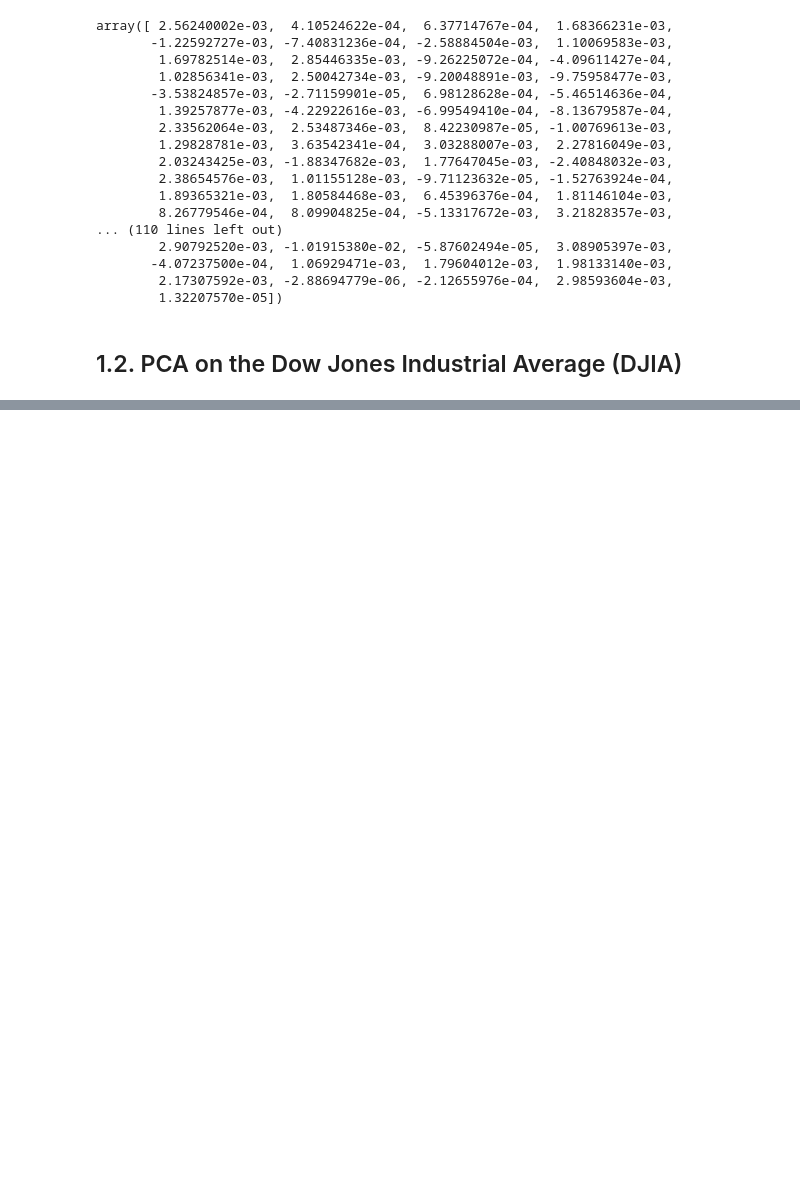
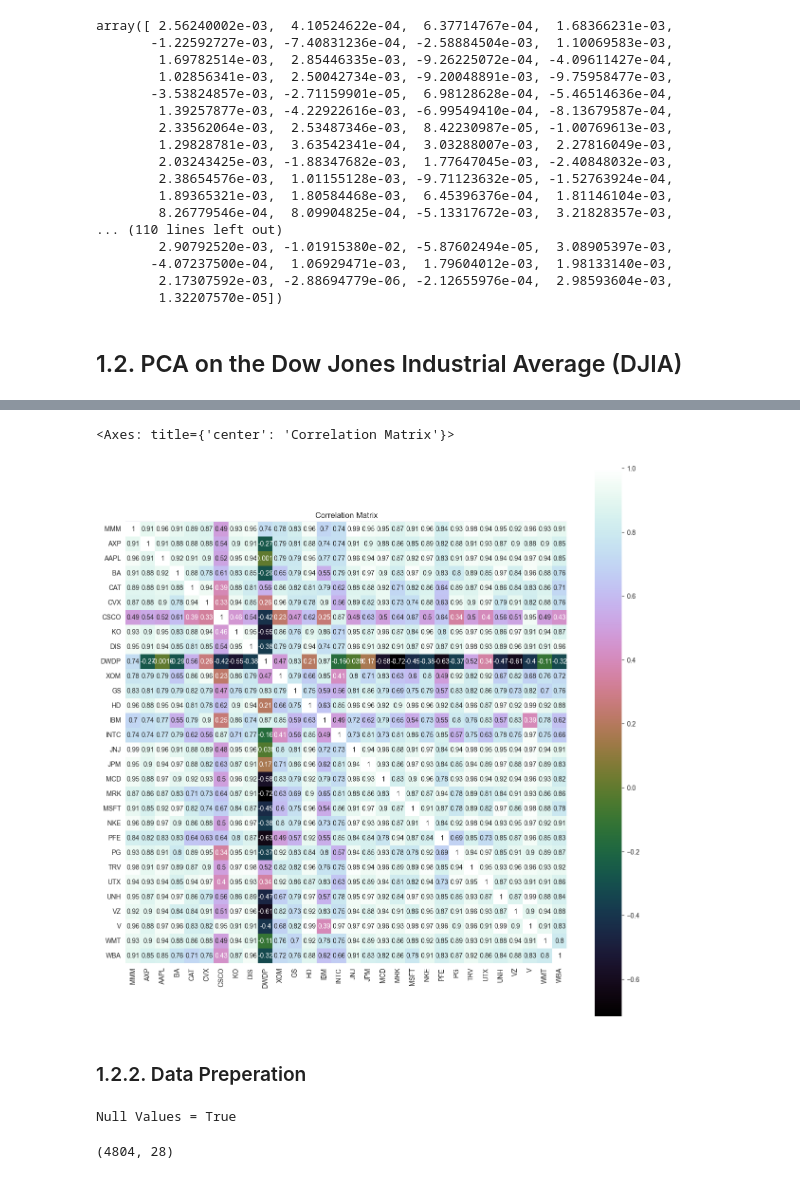
Before and after one commit to MJ-Peters/ADFT-Portfolio-Management-Coursework, a Jupyter notebook: CD22398.ipynb, the cells around one changed output, grey strips where cells are left out. Saved outputs shown, nothing was run; the diff lists cells and outputs as text; code cells hidden in the pictures; blank space fills up the shorter version.

```diff
--- a/CD22398.ipynb
+++ b/CD22398.ipynb
@@ -289,0 +280,3 @@ array([ 2.56240002e-03,  4.10524622e-04,  6.37714767e-04,  1.68366231e-03,
+# %%
+djia_df = pd.read_csv("Dow_adjcloses_2000_2019.csv", index_col=0)
+djia_df.head()
@@ -289,0 +305,28 @@ array([ 2.56240002e-03,  4.10524622e-04,  6.37714767e-04,  1.68366231e-03,
+# %%
+# correlation
+djia_correlation = djia_df.corr()
+plt.figure(figsize=(15,15))
+plt.title('Correlation Matrix')
+sns.heatmap(djia_correlation, vmax=1, square=True,annot=True,cmap='cubehelix')
+# %% [output]
+<Axes: title={'center': 'Correlation Matrix'}>
+[figure, added]
+# %% [markdown]
+### 1.2.2. Data Preperation
+# %%
+# Checking for any null values and removing the null values
+print("Null Values =", djia_df.isnull().values.any())
+# %% [output]
+Null Values = True
+# %%
+# Dropping columns where more than 30% of the rows have NaN values
+djia_missing_fractions = djia_df.isnull().mean().sort_values(ascending=False)
+
+djia_missing_fractions.head(10)
+
+drop_list = sorted(list(djia_missing_fractions[djia_missing_fractions > 0.3].index))
+
+djia_df.drop(labels=drop_list, axis=1, inplace=True)
+djia_df.shape
+# %% [output]
+(4804, 28)
```
Also changed, not shown: parts of 21 cells of this notebook.
